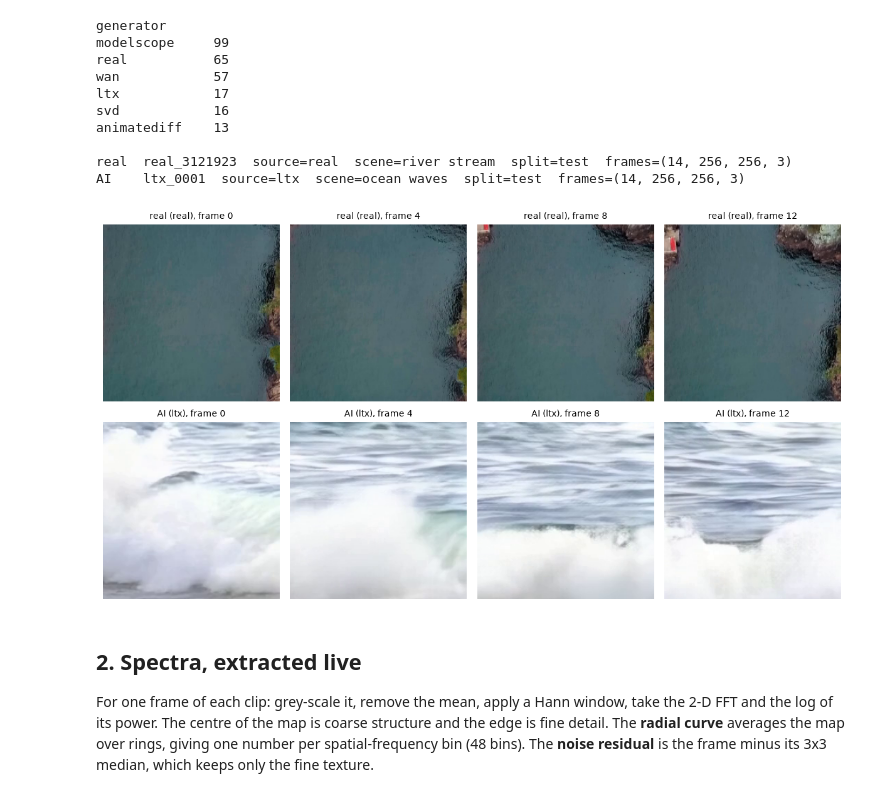
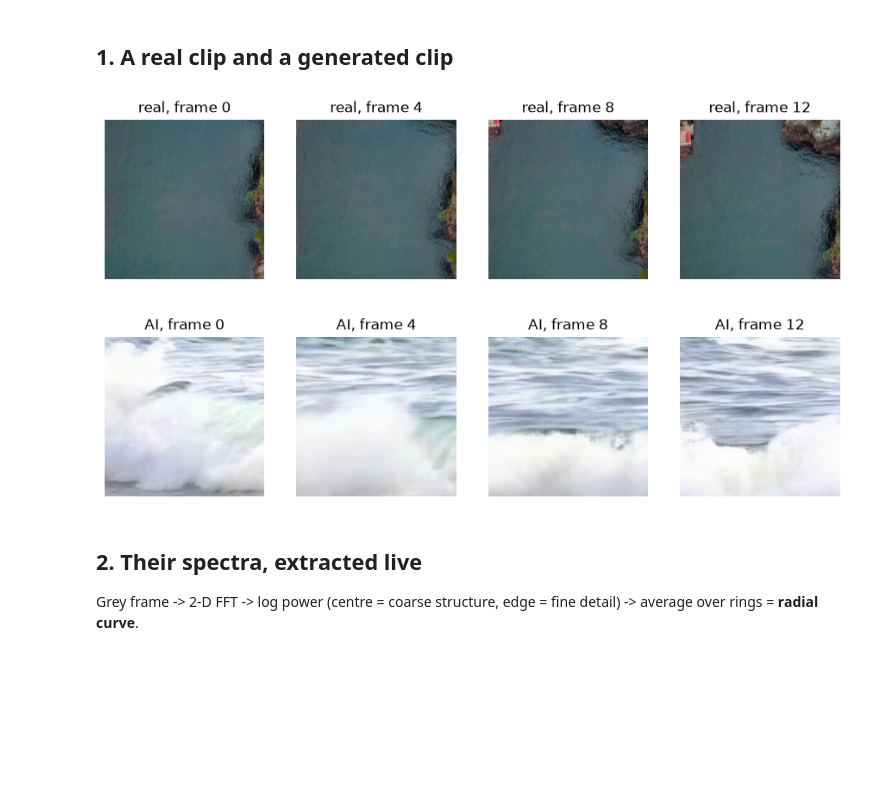
Before and after one commit to Astitva-Garg/Detection-of-AI-Generated-Video-via-Frequency-Domain, a Jupyter notebook: demo.ipynb, the cells around one changed output. Saved outputs shown, nothing was run; the diff lists cells and outputs as text; code cells hidden in the pictures; blank space fills up the shorter version.

Commit message:
Simplify demo notebook: short cells, no helper dependencies

```diff
--- a/demo.ipynb
+++ b/demo.ipynb
@@ -13,23 +5,12 @@ All clips used here come from the **test split**: never used for training or for
 # %%
-import os, sys
-from pathlib import Path
-root = Path.cwd()
-if not (root / "src").exists():
-    root = root.parent
-os.chdir(root); sys.path.insert(0, str(root))
-
+import os, sys, joblib
+sys.path.insert(0, os.getcwd())
 import numpy as np, pandas as pd, matplotlib.pyplot as plt
 from sklearn.metrics import roc_auc_score
-from src.config import CLIPS, FPS, N_FRAMES, RESULTS, SEED, SEEN, UNSEEN
+from src.config import CLIPS, FPS, N_FRAMES, MODELS, RESULTS, UNSEEN
 from src.data.video_io import read_frames
-from src.features.spatial import power_spectrum, radial_spectrum, residual, to_luma, frame_features
+from src.features.spatial import power_spectrum, radial_spectrum, to_luma
 from src.features.temporal import clip_features
 from src.features.pixel_baseline import clip_pixel_features
 from src.models import data as D
-import src.demo_live as L        # only its small helpers: load_model, score, load_cnn, boot
-# demo_live selects a file-only plotting backend; switch back so plots appear in the notebook
 %matplotlib inline
-
-plt.rcParams.update({"figure.dpi": 110, "axes.spines.top": False, "axes.spines.right": False})
-BLUE, RED = "#2a6f97", "#c9184a"
-print("project root:", root)
@@ -43,37 +17,18 @@ To try another pair, set `REAL_ID` / `FAKE_ID` to any test `clip_id` (see the ta
-# %%
-man = D.manifest()
-test = man[(man.split == "test") & ~man.aug.astype(bool)]
-print(test.generator.value_counts().to_string(), "\n")
-
-REAL_ID, FAKE_ID = L.pick_examples(man)          # change these to try other clips
-ids = {"real": REAL_ID, "AI": FAKE_ID}
-frames = {}
-fig, ax = plt.subplots(2, 4, figsize=(11, 6))
-for r, (tag, cid) in enumerate(ids.items()):
-    row = man[man.clip_id == cid].iloc[0]
-    frames[tag] = read_frames(CLIPS / f"{cid}.mp4", N_FRAMES, FPS)
-    print(f"{tag:5s} {cid}  source={row.generator}  scene={row.scene}  split={row.split}  frames={frames[tag].shape}")
-    for j, i in enumerate((0, 4, 8, 12)):
-        ax[r, j].imshow(frames[tag][i]); ax[r, j].axis("off")
-        ax[r, j].set_title(f"{tag} ({row.generator}), frame {i}", fontsize=9)
-plt.tight_layout(); plt.show()
-# %% [output]
-generator
-modelscope     99
-real           65
-wan            57
-ltx            17
-svd            16
-animatediff    13
-
-real  real_3121923  source=real  scene=river stream  split=test  frames=(14, 256, 256, 3)
-AI    ltx_0001  source=ltx  scene=ocean waves  split=test  frames=(14, 256, 256, 3)
-[figure, removed]
-# %% [markdown]
-## 2. Spectra, extracted live
-
-For one frame of each clip: grey-scale it, remove the mean, apply a Hann window, take the 2-D FFT and the log of its power.
-The centre of the map is coarse structure and the edge is fine detail.
-The **radial curve** averages the map over rings, giving one number per spatial-frequency bin (48 bins).
-The **noise residual** is the frame minus its 3x3 median, which keeps only the fine texture.
+# %% [markdown]
+## 1. A real clip and a generated clip
+# %%
+REAL, FAKE = "real_3121923", "ltx_0001"          # two held-out test clips
+clips = {"real": read_frames(CLIPS / f"{REAL}.mp4", N_FRAMES, FPS),
+         "AI":   read_frames(CLIPS / f"{FAKE}.mp4", N_FRAMES, FPS)}      # each: 14 frames of 256 x 256
+
+fig, ax = plt.subplots(2, 4, figsize=(11, 6))
+for r, (name, frames) in enumerate(clips.items()):
+    for c, i in enumerate((0, 4, 8, 12)):
+        ax[r, c].imshow(frames[i]); ax[r, c].axis("off"); ax[r, c].set_title(f"{name}, frame {i}")
+# %% [output]
+[figure, added]
+# %% [markdown]
+## 2. Their spectra, extracted live
+
+Grey frame -> 2-D FFT -> log power (centre = coarse structure, edge = fine detail) -> average over rings = **radial curve**.
 # %%
```
Also changed, not shown: parts of 25 cells of this notebook.
